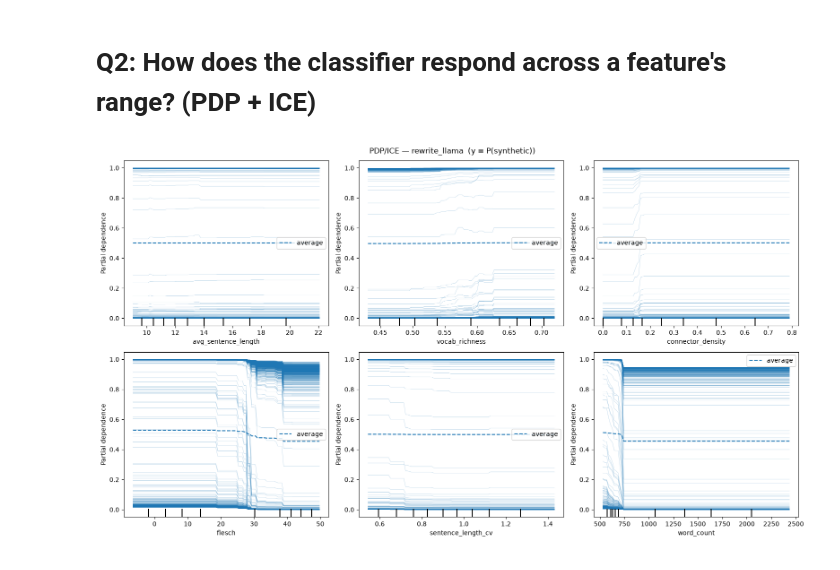
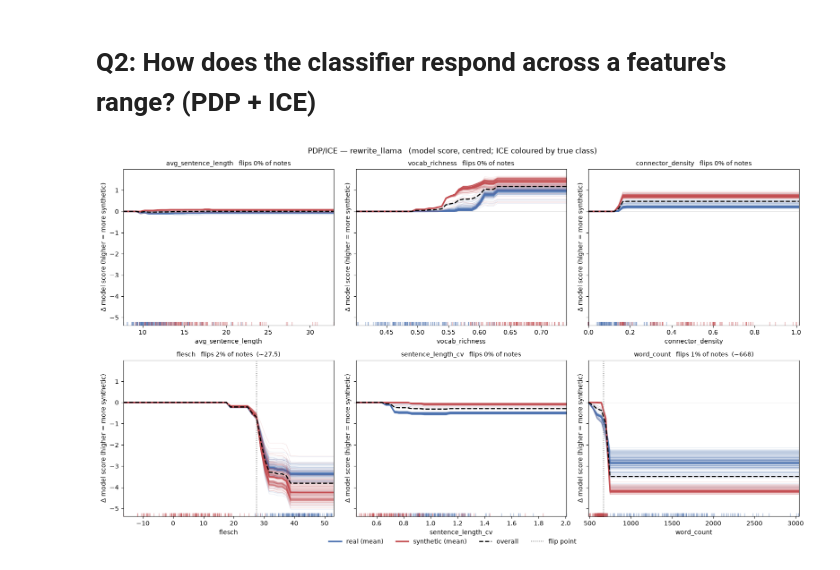
Before and after one commit to chakaya-bristol/Synthetic-Notes-Evaluation, a Jupyter notebook: Q2_feature_effects.ipynb, the cells around one changed output. Cells and saved outputs as stored; diff of their text form; code cells hidden in the pictures.

```diff
--- a/Q2_feature_effects.ipynb
+++ b/Q2_feature_effects.ipynb
@@ -23,25 +23,104 @@ Loaded rewrite_llama: 400 test notes, 513 features
 # %% [markdown]
 # Q2: How does the classifier respond across a feature's range? (PDP + ICE)
 # %%
-from sklearn.inspection import PartialDependenceDisplay
+from matplotlib.lines import Line2D
 from xgboost import XGBClassifier
 
 # PDP needs interpretable inputs → model on hand-crafted features only
 clf_hand = XGBClassifier(n_estimators=300, max_depth=3, learning_rate=0.05,
     subsample=0.8, colsample_bytree=0.5, reg_alpha=1.0, reg_lambda=2.0,
     eval_metric="logloss", random_state=42).fit(htr.values, tr_y)
 
 # plot the features most likely to carry signal (skip any not present)
 wanted = ["avg_sentence_length","vocab_richness","connector_density",
           "flesch","sentence_length_cv","word_count"]
 feats = [f for f in wanted if f in hand_names]
-idx = [hand_names.index(f) for f in feats]
 
-fig, ax = plt.subplots(2, 3, figsize=(16, 9))
-PartialDependenceDisplay.from_estimator(
-    clf_hand, htr.values, idx, feature_names=hand_names,
-    kind="both", ax=ax.ravel()[:len(idx)], random_state=42)
-fig.suptitle(f"PDP/ICE — {TAG}  (y = P(synthetic))")
-plt.tight_layout(); plt.savefig(f"q2_pdp_{TAG}.png", dpi=150, bbox_inches="tight"); plt.show()
+X, y = htr.values, np.asarray(tr_y).astype(int)
+
+rng = np.random.default_rng(42)                       # subsample for legibility
+sub = rng.choice(len(X), size=min(300, len(X)), replace=False)
+Xs, ys = X[sub], y[sub]
+
+COL = {0: "#4C72B0", 1: "#C44E52"}   # real, synthetic
+LBL = {0: "real", 1: "synthetic"}
+
+
+def ice_curves(model, Xs, j, n_grid=50, q=(0.01, 0.99)):
+    """Sweep feature j. Returns the model score (for plotting) and the
+    probability (for the flip count) on the same grid."""
+    lo, hi = np.quantile(Xs[:, j], q)
+    if lo == hi:                                      # degenerate / constant feature
+        lo, hi = Xs[:, j].min(), Xs[:, j].max()
+    grid  = np.linspace(lo, hi, n_grid)
+    score = np.empty((len(Xs), n_grid))
+    prob  = np.empty((len(Xs), n_grid))
+    for k, v in enumerate(grid):
+        Xm = Xs.copy(); Xm[:, j] = v
+        score[:, k] = model.predict(Xm, output_margin=True)
+        prob[:,  k] = model.predict_proba(Xm)[:, 1]
+    return grid, score, prob
+
+
+fig, axes = plt.subplots(2, 3, figsize=(16, 9), sharey=True)
+axes = axes.ravel()
+rows = []
+
+for ax, f in zip(axes, feats):
+    j = hand_names.index(f)
+    grid, score, prob = ice_curves(clf_hand, Xs, j)
+    score = score - score[:, [0]]                     # centre each curve at the left edge
+
+    for c in (0, 1):
+        m = ys == c
+        if not m.any():
+            continue
+        ax.plot(grid, score[m].T, color=COL[c], alpha=0.15, lw=0.8)   # individual notes
+        ax.plot(grid, score[m].mean(0), color=COL[c], lw=2.5)         # class mean
+    ax.plot(grid, score.mean(0), color="k", ls="--", lw=1.8)          # overall
+
+    ax.set_xlim(grid.min(), grid.max())
+    ax.axhline(0, color="0.7", lw=0.6, zorder=0)
+
+    trans = ax.get_xaxis_transform()                  # rug pinned to bottom of axes
+    for c in (0, 1):
+        m = ys == c
+        v = Xs[m, j]
+        v = v[(v >= grid.min()) & (v <= grid.max())]
+        ax.plot(v, np.full(len(v), 0.01), '|', color=COL[c], ms=6,
+                alpha=0.5, transform=trans, clip_on=False)
+
+    # how many notes change predicted label as this feature is swept, and where
+    crosses = (prob.max(1) > 0.5) & (prob.min(1) < 0.5)
+    pct = 100 * crosses.mean()
+    if crosses.any():
+        k   = [np.argmax(np.abs(np.diff((r > 0.5).astype(int)))) for r in prob[crosses]]
+        thr = float(np.median(grid[k]))
+        ax.axvline(thr, color="0.4", ls=":", lw=1.2)
+        ax.set_title(f"{f}   flips {pct:.0f}% of notes  (~{thr:.3g})", fontsize=10)
+        rows.append((f, pct, f"{thr:.3g}"))
+    else:
+        ax.set_title(f"{f}   flips {pct:.0f}% of notes", fontsize=10)
+        rows.append((f, pct, "—"))
+
+    ax.set_xlabel(f)
+    ax.set_ylabel("Δ model score (higher = more synthetic)")
+
+for ax in axes[len(feats):]:                          # hide unused panels
+    ax.set_visible(False)
+
+handles  = [Line2D([], [], color=COL[c], lw=2.5, label=f"{LBL[c]} (mean)") for c in (0, 1)]
+handles += [Line2D([], [], color="k",   ls="--", lw=1.8, label="overall"),
+            Line2D([], [], color="0.4", ls=":",  lw=1.2, label="flip point")]
+fig.legend(handles=handles, loc="lower center", ncol=4, frameon=False,
+           bbox_to_anchor=(0.5, -0.02))
+fig.suptitle(f"PDP/ICE — {TAG}   (model score, centred; ICE coloured by true class)")
+fig.tight_layout()
+fig.savefig(f"q2_pdp_{TAG}.png", dpi=150, bbox_inches="tight")
+plt.show()
+
+print(f"{'feature':22s} {'flips':>7s}  threshold")
+for f, pct, thr in sorted(rows, key=lambda r: -r[1]):
+    print(f"{f:22s} {pct:6.1f}%  {thr}")
 # %% [output]
-[figure, old version]
+[figure, new version]
```
Also changed, not shown: parts of 1 cell of this notebook, 1 other file.
